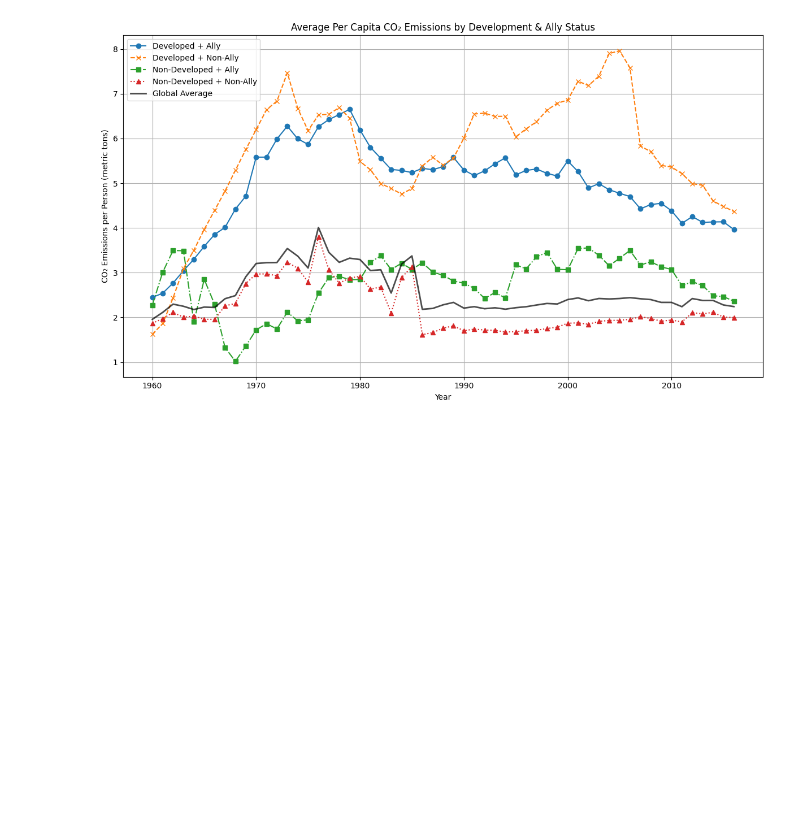
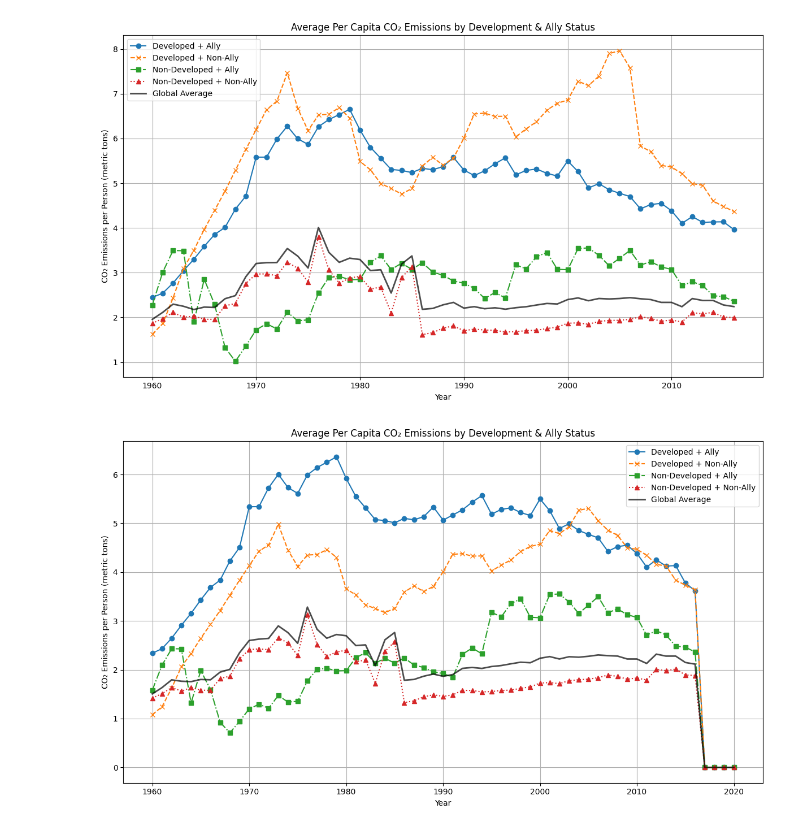
Before and after one commit to SriSupratikTalari/project2, a Jupyter notebook: climate.ipynb, the cells around one changed output. Cells and saved outputs as stored; diff of their text form; code cells hidden in the pictures; blank space fills up the shorter version.

Commit message:
added file and filled null values

```diff
--- a/climate.ipynb
+++ b/climate.ipynb
@@ -458,3 +458,39 @@ plt.tight_layout()
 plt.show()
 # %% [output]
 [figure]
+# %%
+df['CO2 per capita'] = df['average_value_CO2 emissions from liquid fuel consumption (kt)'] * 1_000 / df['average_value_Population, total']
+df=df.fillna(0)
+# Step 2: Define group filters
+dev_ally = df[(df['Development Status'] == 'Developed') & (df['USA ally'])]
+dev_nonally = df[(df['Development Status'] == 'Developed') & (~df['USA ally'])]
+nondev_ally = df[(df['Development Status'] == 'Non-Developed') & (df['USA ally'])]
+nondev_nonally = df[(df['Development Status'] == 'Non-Developed') & (~df['USA ally'])]
+
+# Step 3: Grouped averages
+cf_dev_ally = dev_ally.groupby('Year')['CO2 per capita'].mean()
+cf_dev_nonally = dev_nonally.groupby('Year')['CO2 per capita'].mean()
+cf_nondev_ally = nondev_ally.groupby('Year')['CO2 per capita'].mean()
+cf_nondev_nonally = nondev_nonally.groupby('Year')['CO2 per capita'].mean()
+
+# Step 4: Global average per capita
+cf_global = df.groupby('Year')['CO2 per capita'].mean()
+
+# Step 5: Plotting
+plt.figure(figsize=(12, 7))
+cf_dev_ally.plot(label='Developed + Ally', marker='o', linestyle='-')
+cf_dev_nonally.plot(label='Developed + Non-Ally', marker='x', linestyle='--')
+cf_nondev_ally.plot(label='Non-Developed + Ally', marker='s', linestyle='-.')
+cf_nondev_nonally.plot(label='Non-Developed + Non-Ally', marker='^', linestyle=':')
+cf_global.plot(label='Global Average', color='black', linewidth=2, linestyle='-', alpha=0.7)
+
+# Step 6: Styling
+plt.title('Average Per Capita CO₂ Emissions by Development & Ally Status')
+plt.xlabel('Year')
+plt.ylabel('CO₂ Emissions per Person (metric tons)')
+plt.legend()
+plt.grid(True)
+plt.tight_layout()
+plt.show()
+# %% [output]
+[figure, added]
```
Also changed, not shown: 1 other file.
